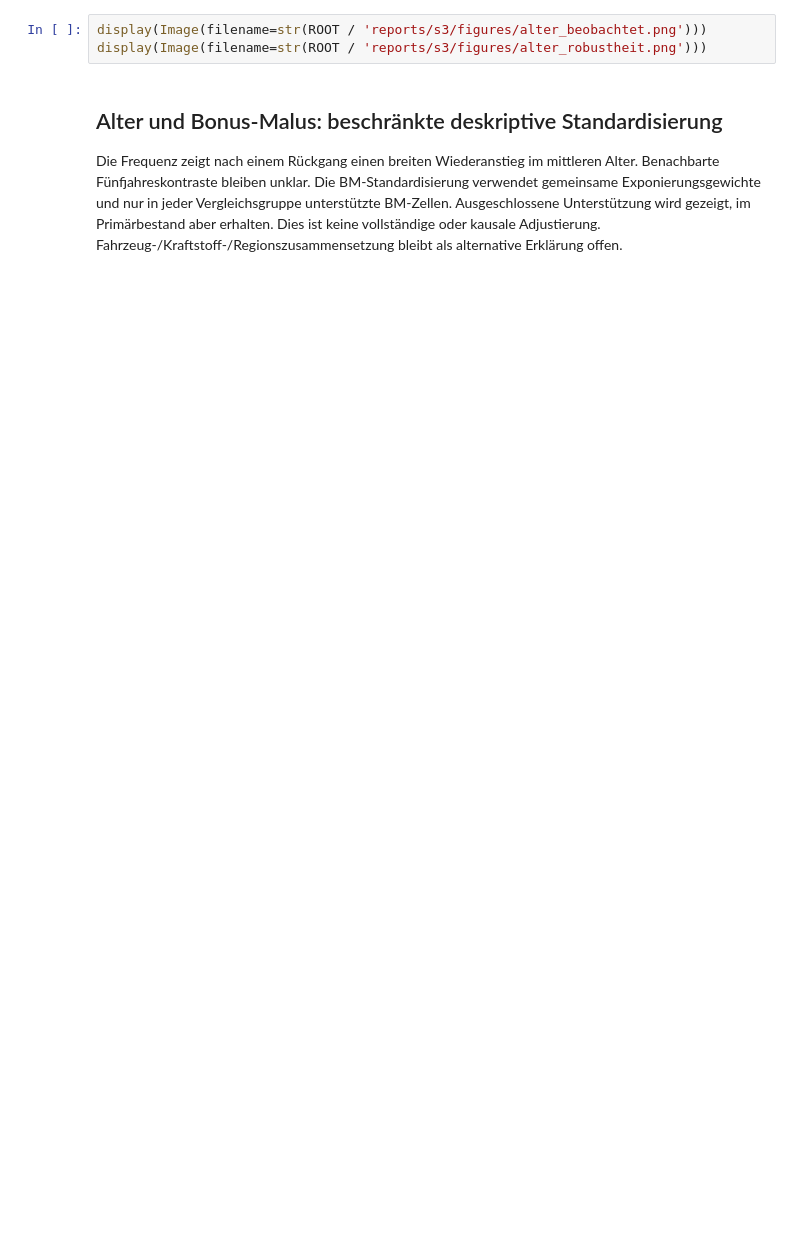
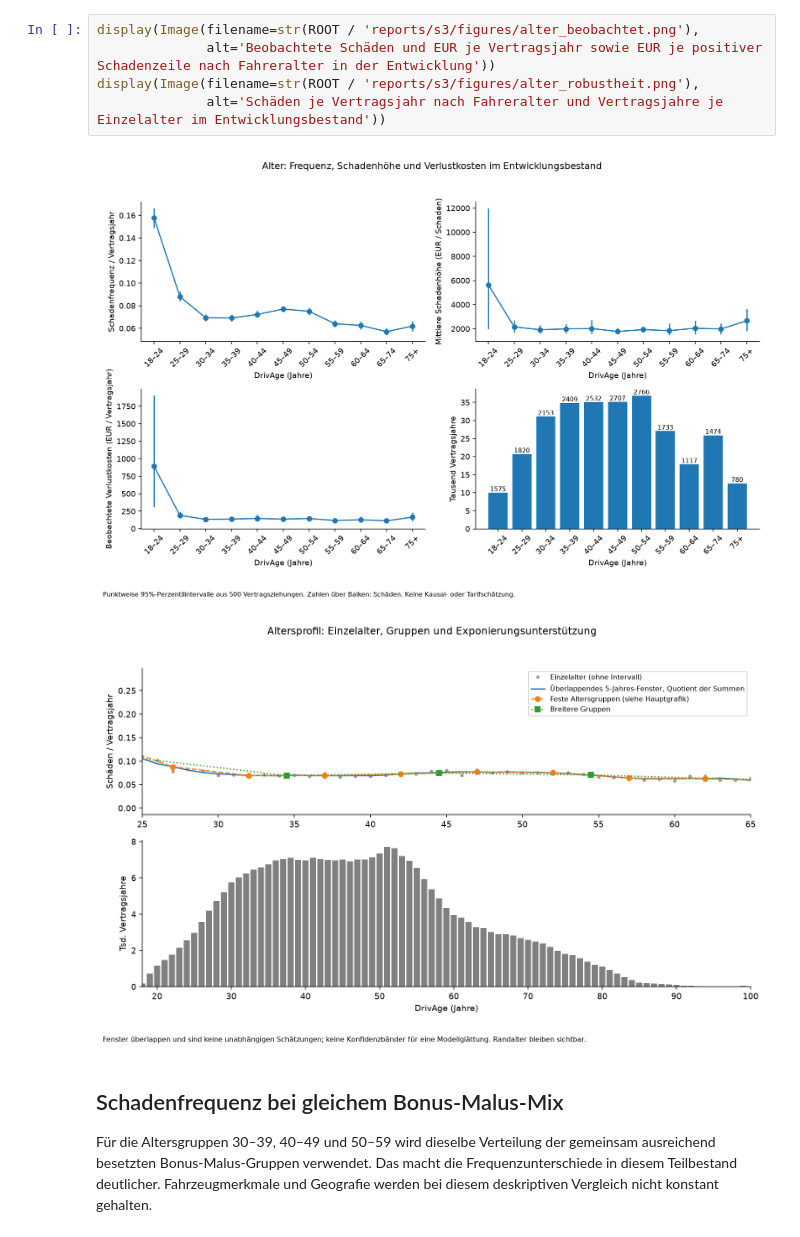
Before and after one commit to FisherSteve/freMTPL2-pricing, a Jupyter notebook: notebooks/03_development_eda.ipynb, the cells around one changed output. Cells and saved outputs as stored; diff of their text form; blank space fills up the shorter version.

```diff
--- a/notebooks/03_development_eda.ipynb
+++ b/notebooks/03_development_eda.ipynb
@@ -38,9 +62,14 @@ print('Erhaltene exakt wiederholte Vertrags-/Betragszeilen:', report['exact_repe
 # %%
-display(Image(filename=str(ROOT / 'reports/s3/figures/alter_beobachtet.png')))
-display(Image(filename=str(ROOT / 'reports/s3/figures/alter_robustheit.png')))
+display(Image(filename=str(ROOT / 'reports/s3/figures/alter_beobachtet.png'),
+              alt='Beobachtete Schäden und EUR je Vertragsjahr sowie EUR je positiver Schadenzeile nach Fahreralter in der Entwicklung'))
+display(Image(filename=str(ROOT / 'reports/s3/figures/alter_robustheit.png'),
+              alt='Schäden je Vertragsjahr nach Fahreralter und Vertragsjahre je Einzelalter im Entwicklungsbestand'))
+# %% [output]
+[figure, added]
+[figure, added]
 # %% [markdown]
-## Alter und Bonus-Malus: beschränkte deskriptive Standardisierung
+## Schadenfrequenz bei gleichem Bonus-Malus-Mix
 
-Die Frequenz zeigt nach einem Rückgang einen breiten Wiederanstieg im mittleren Alter. Benachbarte Fünfjahreskontraste bleiben unklar. Die BM-Standardisierung verwendet gemeinsame Exponierungsgewichte und nur in jeder Vergleichsgruppe unterstützte BM-Zellen. Ausgeschlossene Unterstützung wird gezeigt, im Primärbestand aber erhalten. Dies ist keine vollständige oder kausale Adjustierung. Fahrzeug-/Kraftstoff-/Regionszusammensetzung bleibt als alternative Erklärung offen.
+Für die Altersgruppen 30–39, 40–49 und 50–59 wird dieselbe Verteilung der gemeinsam ausreichend besetzten Bonus-Malus-Gruppen verwendet. Das macht die Frequenzunterschiede in diesem Teilbestand deutlicher. Fahrzeugmerkmale und Geografie werden bei diesem deskriptiven Vergleich nicht konstant gehalten.
 # %%
 show(tables['bm_standardized'][['age10_band', 'policies', 'exposure', 'claims', 'frequency', 'standardized_frequency', 'lower', 'upper', 'excluded_policies', 'excluded_exposure', 'excluded_claims', 'excluded_loss_eur']])
```
Also changed, not shown: parts of 10 cells of this notebook, 54 other files.
